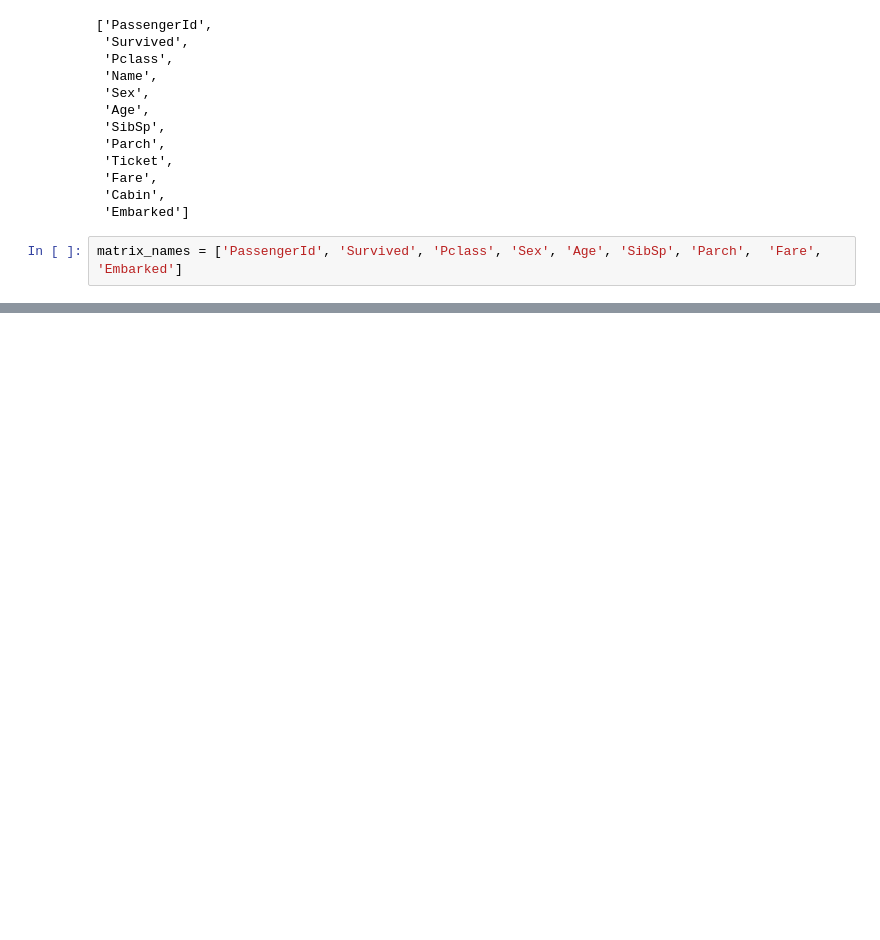
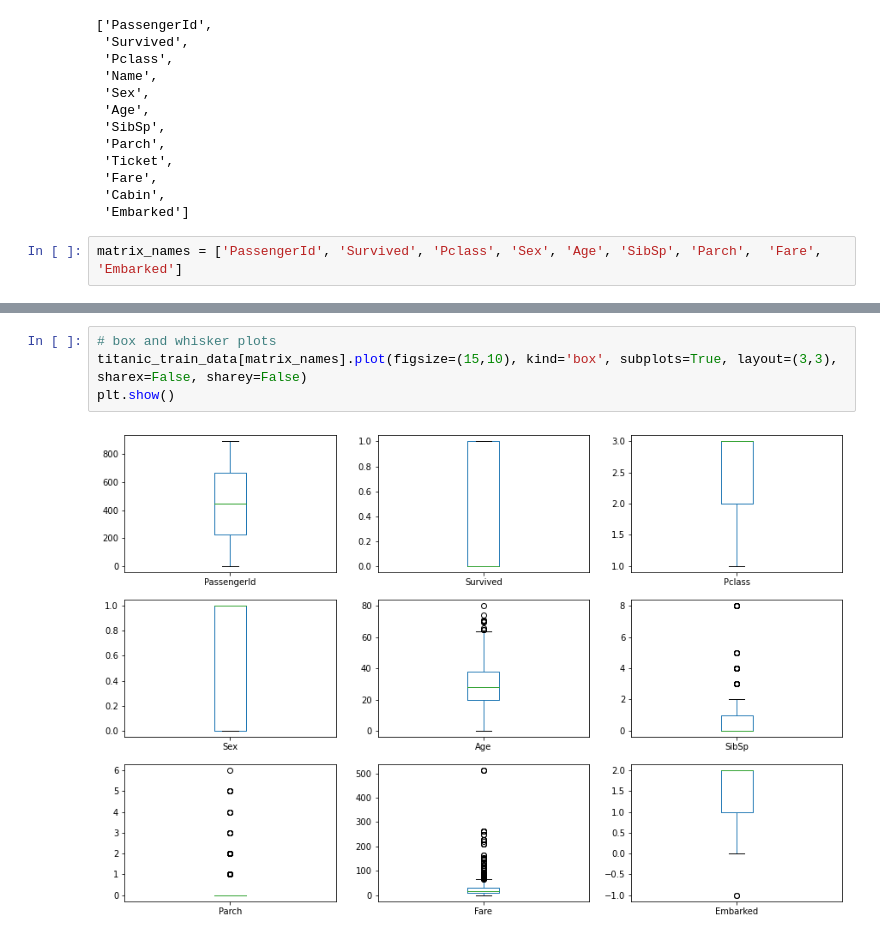
Before and after one commit to damsarar/Kaggle-Titanic-ML-Model, a Jupyter notebook: titanic.ipynb, the cells around one changed output, grey strips where cells are left out. Cells and saved outputs as stored; diff of their text form; blank space fills up the shorter version.

```diff
--- a/titanic.ipynb
+++ b/titanic.ipynb
@@ -104,0 +117,6 @@ correlations
+# %%
+# box and whisker plots
+titanic_train_data[matrix_names].plot(figsize=(15,10), kind='box', subplots=True, layout=(3,3), sharex=False, sharey=False)
+plt.show()
+# %% [output]
+[figure, added]
```
Also changed, not shown: parts of 3 cells of this notebook.
